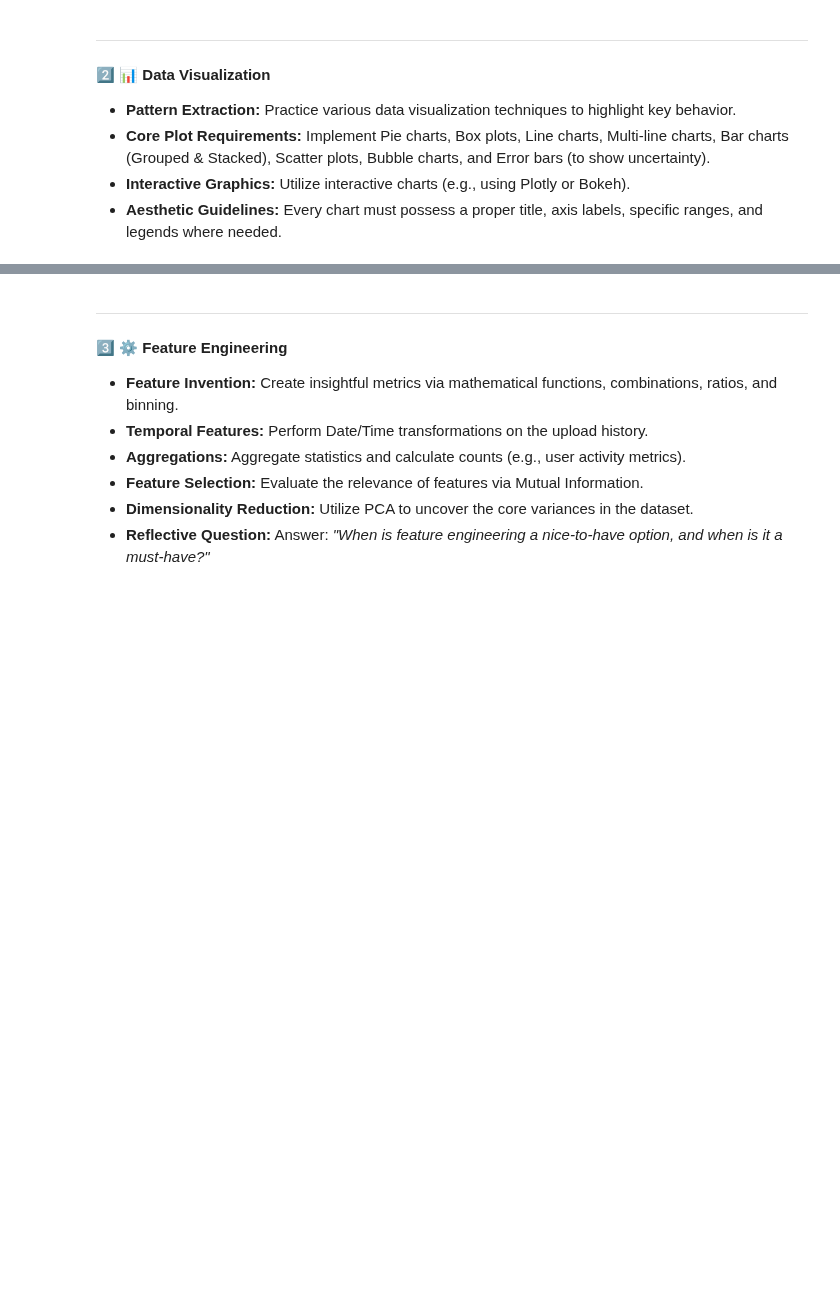
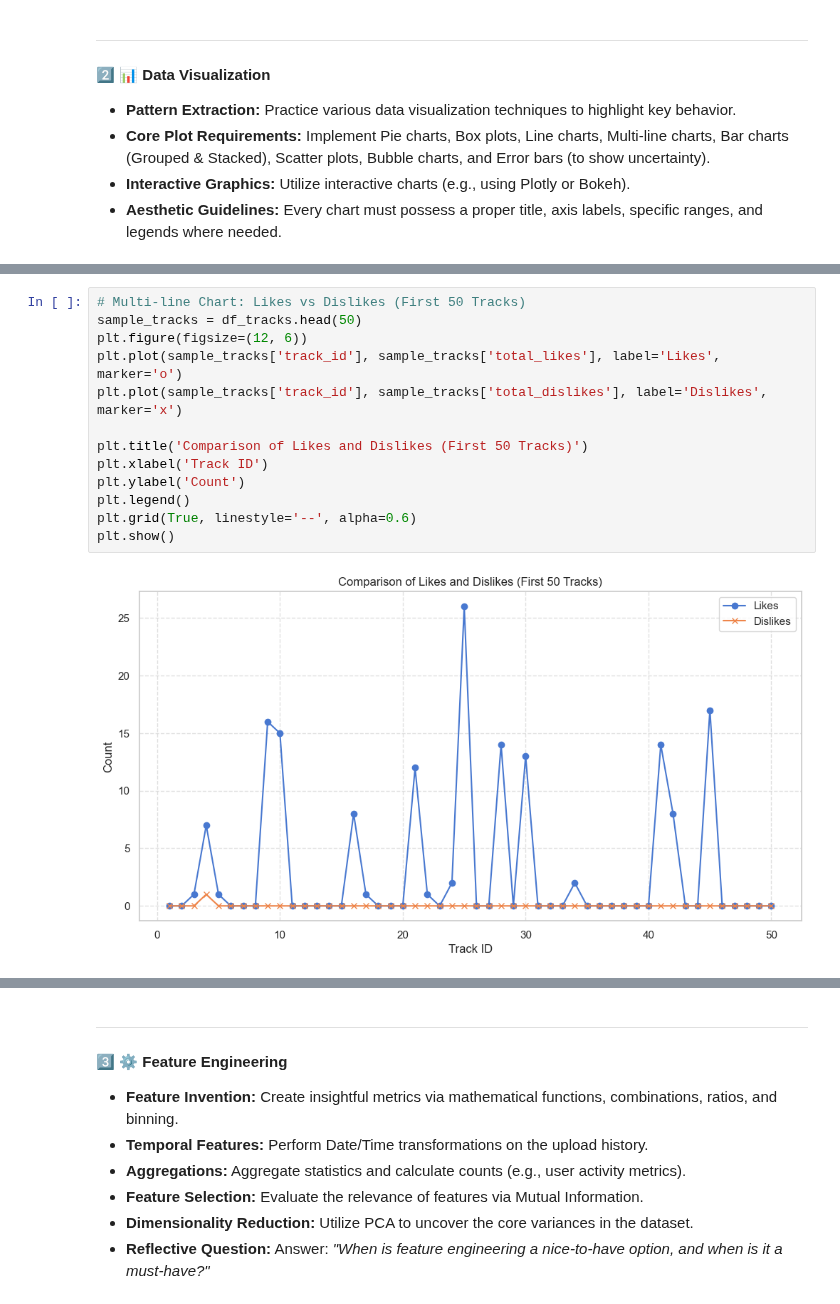
Before and after one commit to MaximumAsp66915/Applied_Data_Science_Course, a Jupyter notebook: ADS_A01/notebooks/01_Main_Analysis.ipynb, the cells around one changed output, grey strips where cells are left out. Drawn from its saved outputs; the diff is of its cells as text; blank space fills up the shorter version.

```diff
--- a/ADS_A01/notebooks/01_Main_Analysis.ipynb
+++ b/ADS_A01/notebooks/01_Main_Analysis.ipynb
@@ -693,0 +846,15 @@ Due to the limited time that I have for this project I would not continue cleani
+# %%
+# Multi-line Chart: Likes vs Dislikes (First 50 Tracks)
+sample_tracks = df_tracks.head(50)
+plt.figure(figsize=(12, 6))
+plt.plot(sample_tracks['track_id'], sample_tracks['total_likes'], label='Likes', marker='o')
+plt.plot(sample_tracks['track_id'], sample_tracks['total_dislikes'], label='Dislikes', marker='x')
+
+plt.title('Comparison of Likes and Dislikes (First 50 Tracks)')
+plt.xlabel('Track ID')
+plt.ylabel('Count')
+plt.legend()
+plt.grid(True, linestyle='--', alpha=0.6)
+plt.show()
+# %% [output]
+[figure, added]
```
Also changed, not shown: parts of 17 cells of this notebook.
